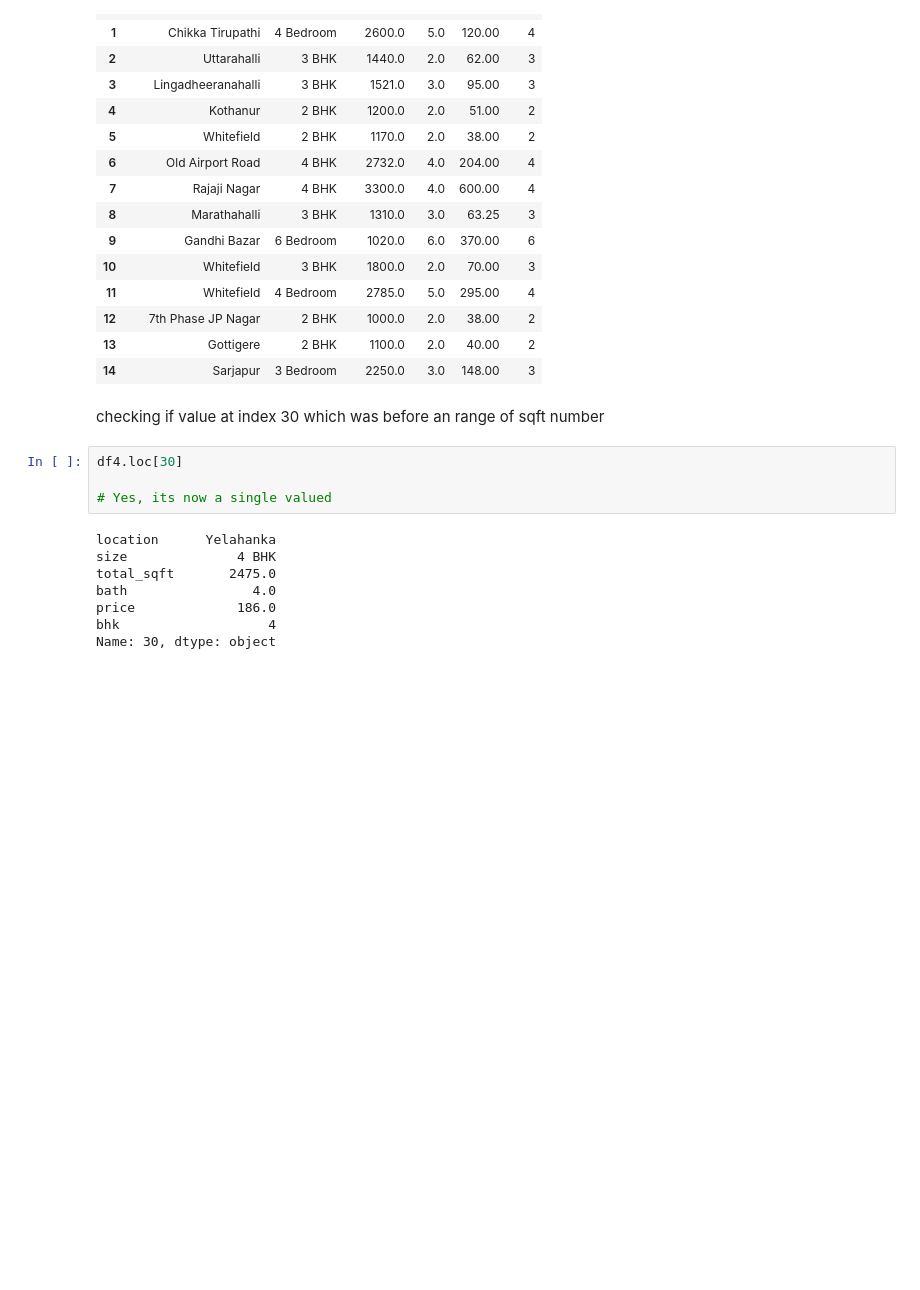
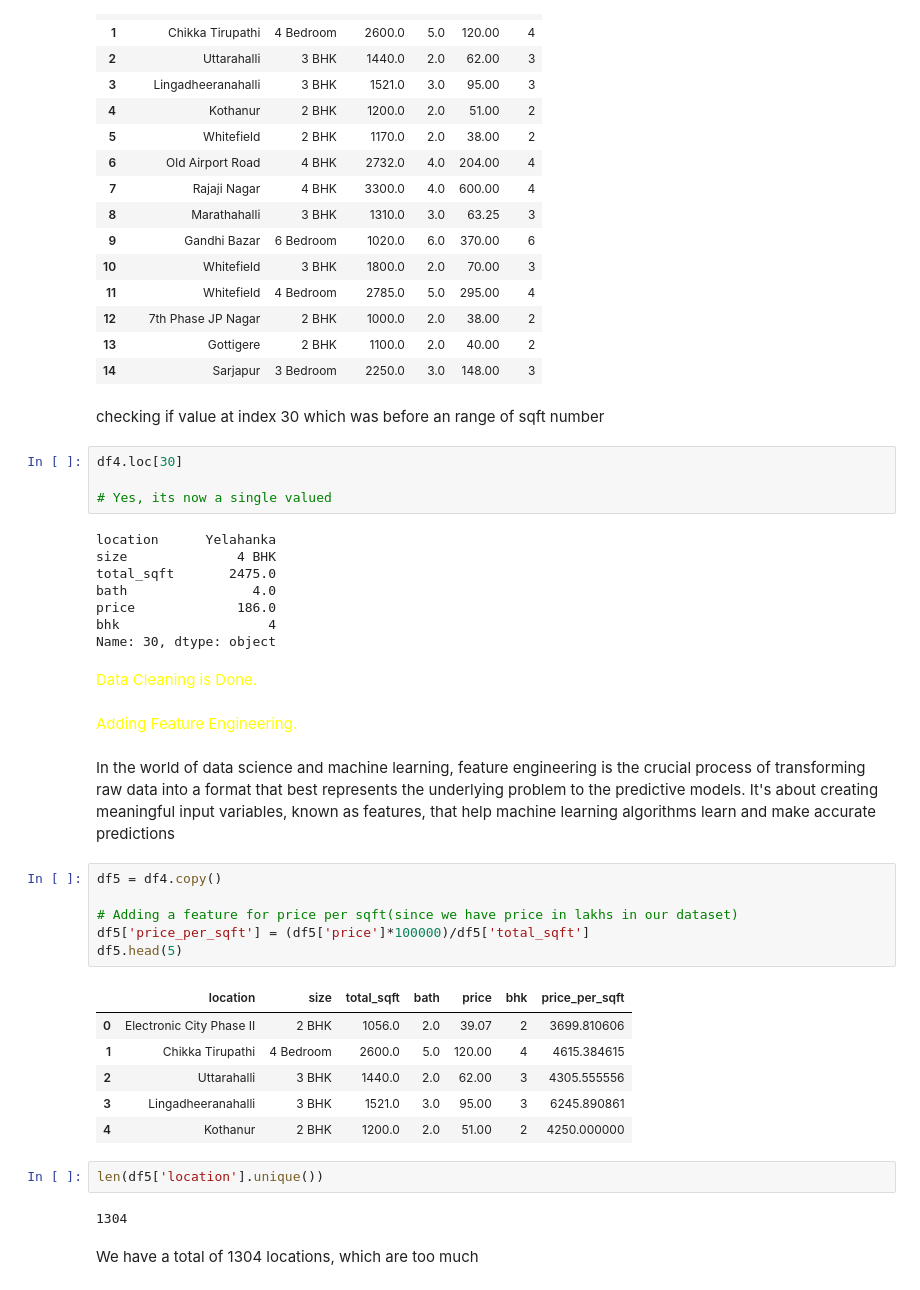
Before and after one commit to royronit14/Bengaluru-House-Price-Prediction, a Jupyter notebook: House-Prediction.ipynb, the cells around one changed output. Cells and saved outputs as stored; diff of their text form; blank space fills up the shorter version.

```diff
--- a/House-Prediction.ipynb
+++ b/House-Prediction.ipynb
@@ -230,3 +230,28 @@ bath                4.0
 price             186.0
 bhk                   4
 Name: 30, dtype: object
+# %% [markdown]
+<p style="color: yellow;">Data Cleaning is Done.</p>
+# %% [markdown]
+<p style = "color: yellow;"> Adding Feature Engineering. </p>
+# %% [markdown]
+In the world of data science and machine learning, feature engineering is the crucial process of transforming raw data into a format that best represents the underlying problem to the predictive models. It's about creating meaningful input variables, known as features, that help machine learning algorithms learn and make accurate predictions
+# %%
+df5 = df4.copy()
+
+# Adding a feature for price per sqft(since we have price in lakhs in our dataset)
+df5['price_per_sqft'] = (df5['price']*100000)/df5['total_sqft']
+df5.head(5)
+# %% [output]
+|  | location | size | total_sqft | bath | price | bhk | price_per_sqft |
+| 0 | Electronic City Phase II | 2 BHK | 1056.0 | 2.0 | 39.07 | 2 | 3699.810606 |
+| 1 | Chikka Tirupathi | 4 Bedroom | 2600.0 | 5.0 | 120.00 | 4 | 4615.384615 |
+| 2 | Uttarahalli | 3 BHK | 1440.0 | 2.0 | 62.00 | 3 | 4305.555556 |
+| 3 | Lingadheeranahalli | 3 BHK | 1521.0 | 3.0 | 95.00 | 3 | 6245.890861 |
+| 4 | Kothanur | 2 BHK | 1200.0 | 2.0 | 51.00 | 2 | 4250.000000 |
+# %%
+len(df5['location'].unique())
+# %% [output]
+1304
+# %% [markdown]
+We have a total of 1304 locations, which are too much
```
Also changed, not shown: parts of 10 cells of this notebook.
